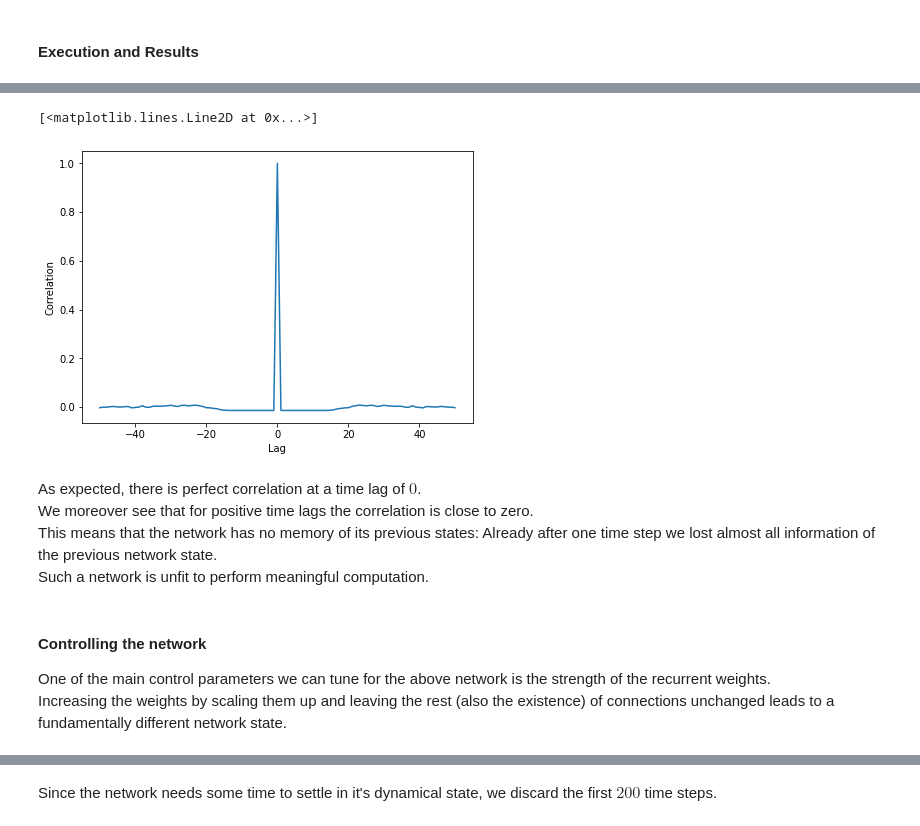
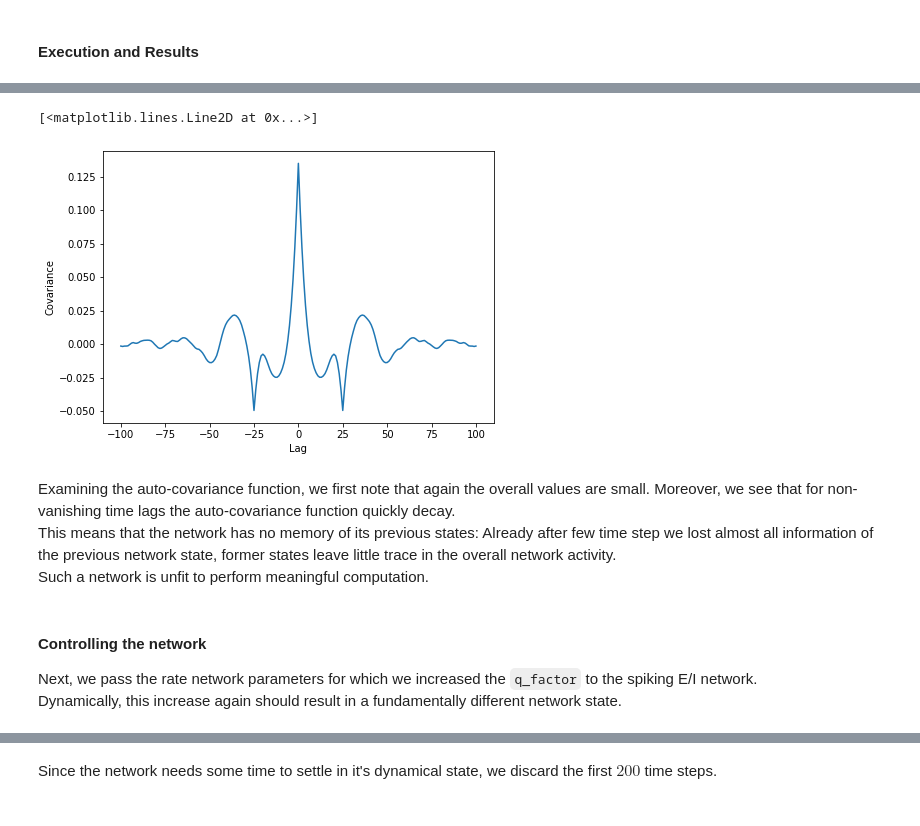
Before and after one commit to lava-nc/lava, a Jupyter notebook: tutorials/end_to_end/tutorial02_excitatory_inhibitory_network.ipynb, the cells around one changed output, grey strips where cells are left out. Drawn from its saved outputs; the diff is of its cells as text; code cells hidden in the pictures.

```diff
--- a/tutorials/end_to_end/tutorial02_excitatory_inhibitory_network.ipynb
+++ b/tutorials/end_to_end/tutorial02_excitatory_inhibitory_network.ipynb
@@ -93,0 +322,35 @@ Using the behavior defined for the [LIF](https://github.com/lava-nc/lava/tree/ma
+# %%
+def auto_cov_fct(acts, max_lag=100, offset=200):
+    """Auto-correlation function of parallel spike trains
+
+    Parameters
+    ----------
+
+    acts : np.ndarray shape (timesteps, num_neurons)
+        Activity of neurons, a spike is indicated by a one
+    max_lag : int
+        Maximal lag for compuation of auto-correlation function
+
+    Returns:
+
+    lags : np.ndarray
+        lags for auto-correlation function
+    auto_corr_fct : np.ndarray
+        auto-correlation function
+    """
+    acts = acts[offset:] # disregard time steps at beginning -> network not setted yet
+    assert max_lag < acts.shape[0], 'Maximal lag must be smaller then total number of time points'
+    num_neurons = acts.shape[1]
+    acts -= np.mean(acts, axis=0) # temporal averaging
+    auto_corr_fct = np.zeros(2 * max_lag + 1)
+    lags = np.linspace(-1 * max_lag, max_lag, 2 * max_lag + 1, dtype=int)
+
+    for i, lag in enumerate(lags):
+        shifted_acts = np.roll(acts, shift=lag, axis=0)
+        auto_corrs = np.zeros(acts.shape[0])
+        for j, act in enumerate(acts):
+            auto_corrs[j] = np.dot(act - np.mean(act),
+                                   shifted_acts[j] - np.mean(shifted_acts[j]))/num_neurons
+        auto_corr_fct[i] = np.mean(auto_corrs)
+
+    return lags, auto_corr_fct
@@ -294,20 +640,22 @@ def auto_corr_fct(spks, max_lag=50):
+# %%
+window = np.ones(25) # window size of 25 time steps
+binned_sps_balanced = np.asarray([np.convolve(spks_balanced[i], window) for i in range(dim)])
 # %%
-lags, ac_fct = auto_corr_fct(spks=spks_balanced)
+lags, ac_fct = auto_cov_fct(acts=binned_sps_balanced.T)
 
 # Plotting the auto-correlation function
 plt.figure(figsize=(7,5))
 plt.xlabel('Lag')
-plt.ylabel('Correlation')
+plt.ylabel('Covariance')
 plt.plot(lags, ac_fct)
 # %% [output]
 [<matplotlib.lines.Line2D at 0x...>]
-[figure, old version]
+[figure, new version]
 # %% [markdown]
-As expected, there is perfect correlation at a time lag of $0$. <br>
-We moreover see that for positive time lags the correlation is close to zero. <br>
-This means that the network has no memory of its previous states: Already after one time step we lost almost all information of the previous network state. <br>
+Examining the auto-covariance function, we first note that again the overall values are small. Moreover, we see that for non-vanishing time lags the auto-covariance function quickly decay.<br>
+This means that the network has no memory of its previous states: Already after few time step we lost almost all information of the previous network state, former states leave little trace in the overall network activity. <br>
 Such a network is unfit to perform meaningful computation.
 # %% [markdown]
 #### Controlling the network
-One of the main control parameters we can tune for the above network is the strength of the recurrent weights. <br>
-Increasing the weights by scaling them up and leaving the rest (also the existence) of connections unchanged leads to a fundamentally different network state.
+Next, we pass the rate network parameters for which we increased the `q_factor` to the spiking E/I network.<br>
+Dynamically, this increase again should result in a fundamentally different network state.
```
Also changed, not shown: parts of 69 cells of this notebook, 1 other file.
